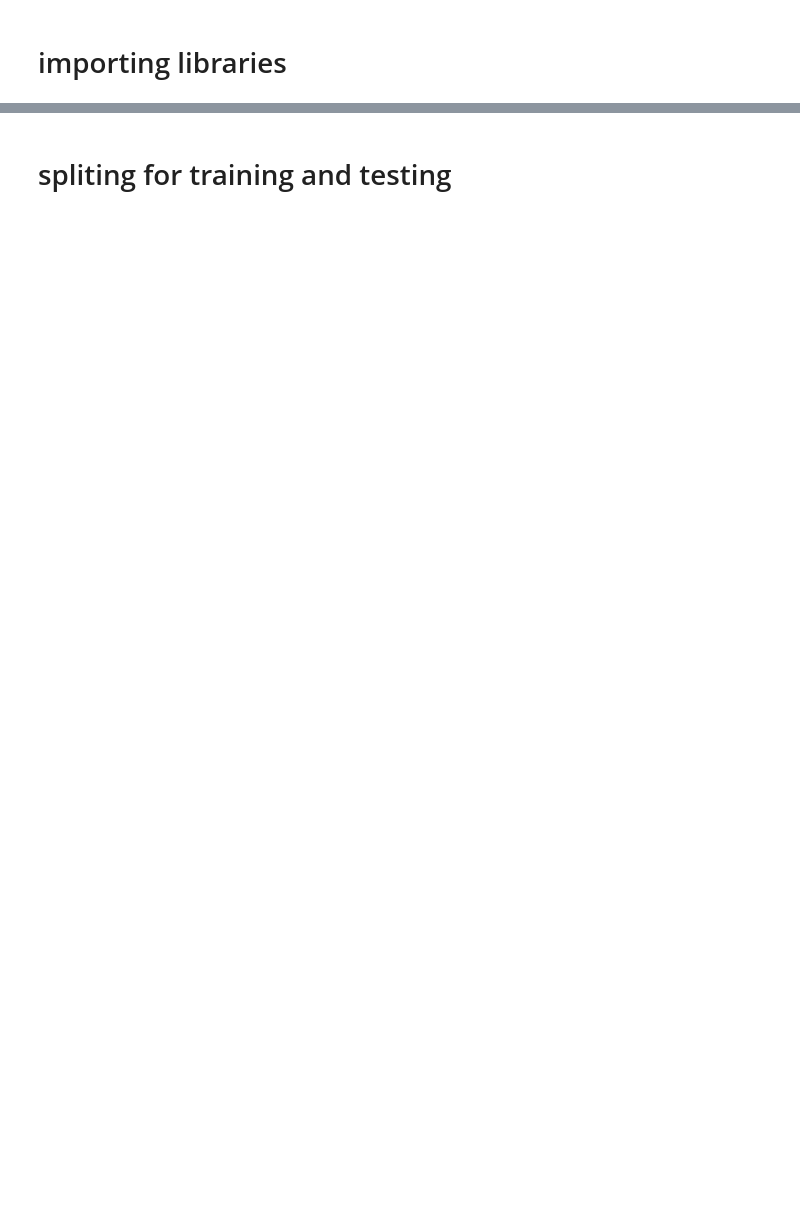
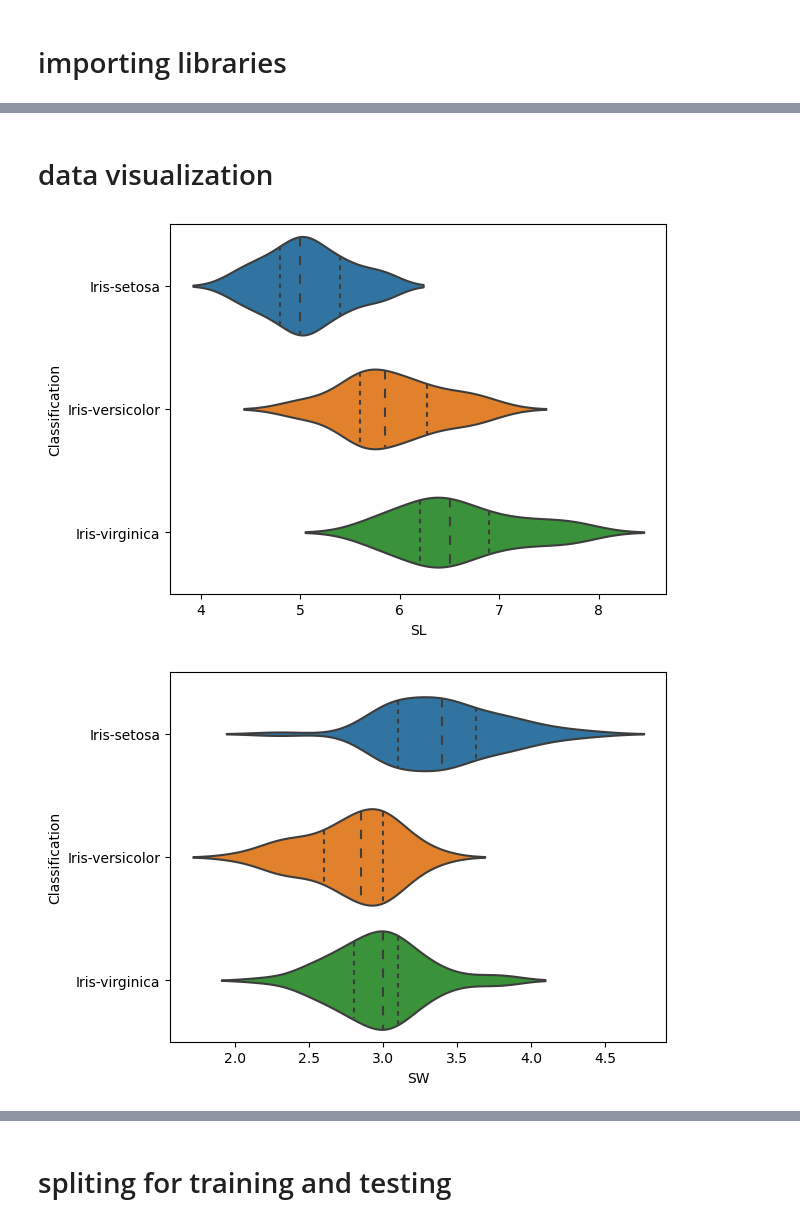
Before and after one commit to adithyamanip/ICT-Assignments, a Jupyter notebook: adithyamanip.ipynb, the cells around one changed output, grey strips where cells are left out. Cells and saved outputs as stored; diff of their text form; code cells hidden in the pictures; blank space fills up the shorter version.

```diff
--- a/adithyamanip.ipynb
+++ b/adithyamanip.ipynb
@@ -45,0 +149,14 @@ df.describe()
+# %% [markdown]
+# data visualization
+# %%
+g = sns.violinplot(y='Classification', x='SL', data=df, inner='quartile')
+plt.show()
+g = sns.violinplot(y='Classification', x='SW', data=df, inner='quartile')
+plt.show()
+g = sns.violinplot(y='Classification', x='PL', data=df, inner='quartile')
+plt.show()
+g = sns.violinplot(y='Classification', x='PW', data=df, inner='quartile')
+plt.show()
+# %% [output]
+[figure, added]
+[figure, added]
```
Also changed, not shown: parts of 136 cells of this notebook.
